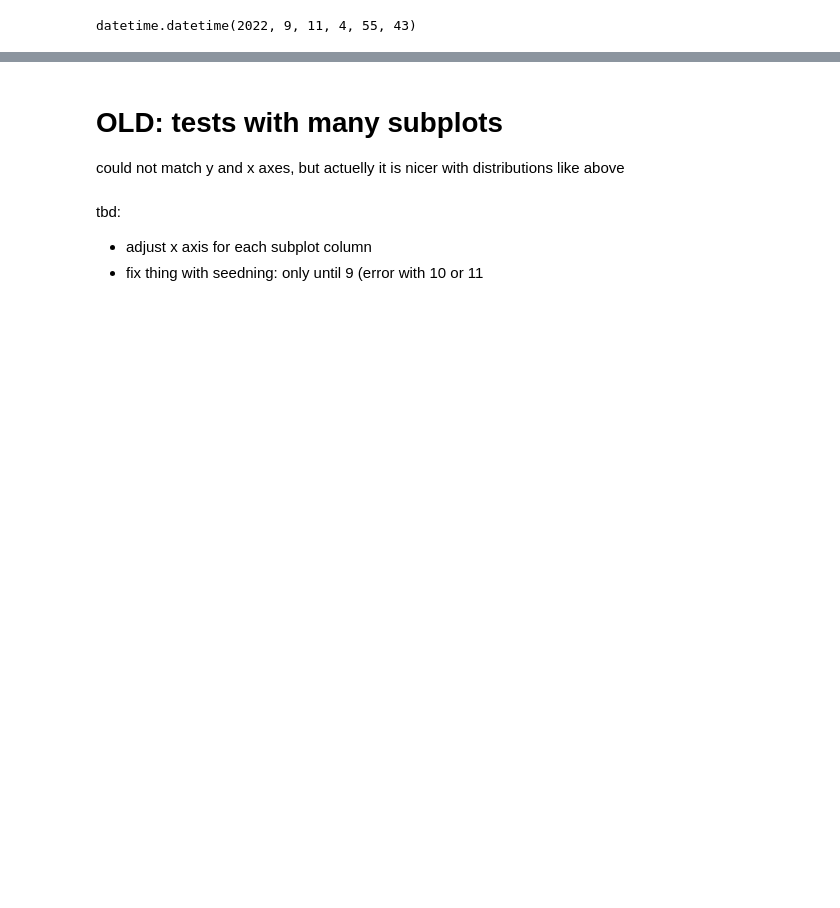
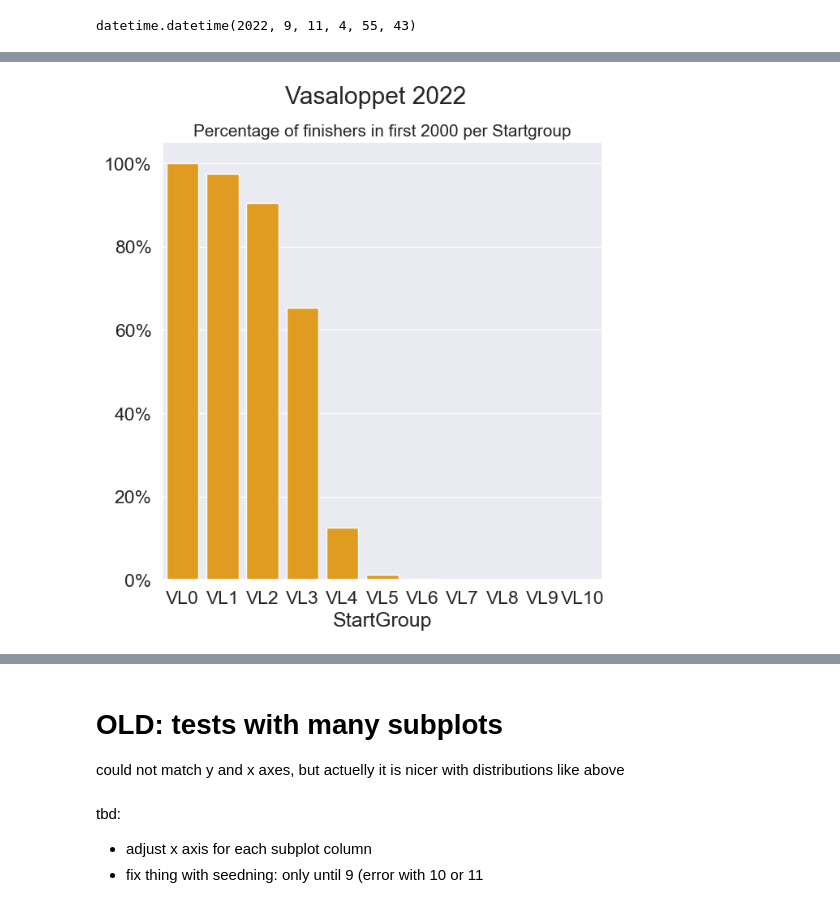
Before and after one commit to JonasWflr/vasaloppet, a Jupyter notebook: 03_analysis 2022.ipynb, the cells around one changed output, grey strips where cells are left out. Cells and saved outputs as stored; diff of their text form; code cells hidden in the pictures; blank space fills up the shorter version.

```diff
--- a/03_analysis 2022.ipynb
+++ b/03_analysis 2022.ipynb
@@ -594,0 +686,4 @@ datetime.datetime(2022, 9, 11, 4, 55, 43)
+# %%
+plot_first_n(2000,2)
+# %% [output]
+[figure, added]
```
Also changed, not shown: parts of 45 cells of this notebook.
